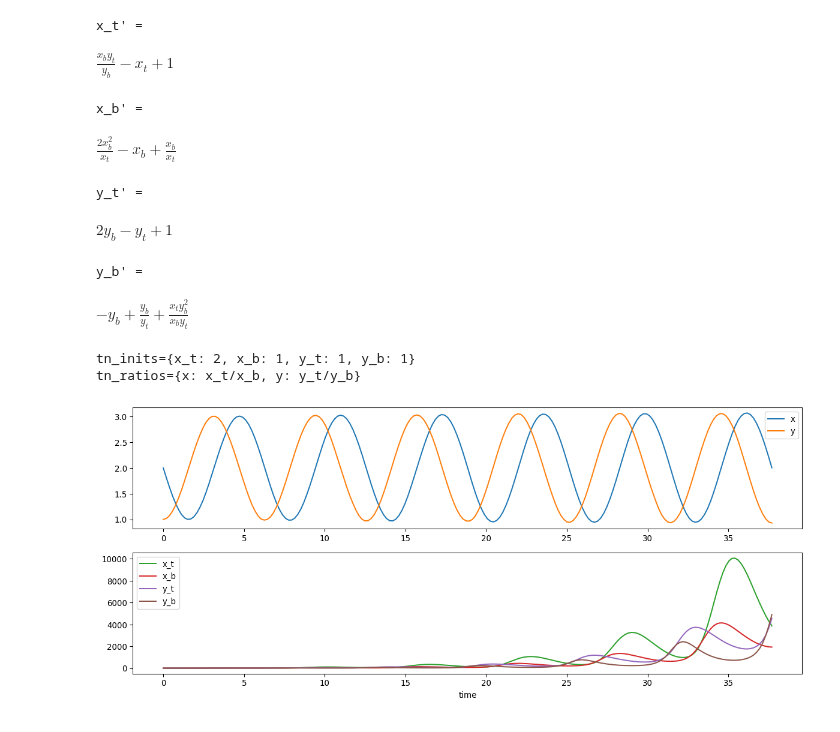
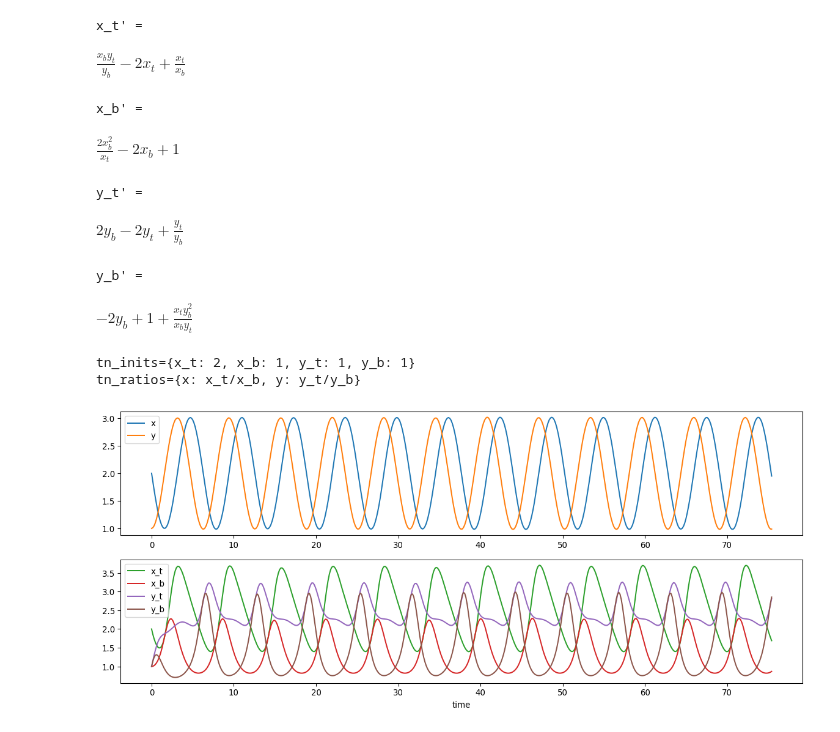
Before and after one commit to UC-Davis-molecular-computing/ode2tn, a Jupyter notebook: notebook.ipynb, the cells around one changed output. Drawn from its saved outputs; the diff is of its cells as text; code cells hidden in the pictures.

```diff
--- a/notebook.ipynb
+++ b/notebook.ipynb
@@ -5,37 +5,37 @@ import sympy
 import gpac
 from transform import plot_tn, ode2tn
 
 xt,xb,yt,yb = sympy.symbols('x_t x_b y_t y_b')
 x,y = sympy.symbols('x y')
 odes = {
     x: y-2,
     y: -x+2,
 }
 inits = {
     x: 2,
     y: 1,
 }
-gamma = 1
+gamma = 2
 beta = 1
-t_eval = np.linspace(0, 12*pi, 200)
+t_eval = np.linspace(0, 24*pi, 500)
 tn_odes, tn_inits, tn_ratios = ode2tn(odes, inits, gamma, beta)
 from IPython.display import display
 for sym, expr in tn_odes.items():
     print(f"{sym}' = ", end='')
     display(expr)
 print(f'{tn_inits=}')
 print(f'{tn_ratios=}')
 figsize = (15, 6)
 plot_tn(odes, inits, gamma, beta, t_eval=t_eval, figure_size=figsize, symbols_to_plot=[[x,y], [xt,xb,yt,yb]])
 # %% [output]
 x_t' =
-$\displaystyle \frac{x_{b} y_{t}}{y_{b}} - x_{t} + 1$
+$\displaystyle \frac{x_{b} y_{t}}{y_{b}} - 2 x_{t} + \frac{x_{t}}{x_{b}}$
 x_b' =
-$\displaystyle \frac{2 x_{b}^{2}}{x_{t}} - x_{b} + \frac{x_{b}}{x_{t}}$
+$\displaystyle \frac{2 x_{b}^{2}}{x_{t}} - 2 x_{b} + 1$
 y_t' =
-$\displaystyle 2 y_{b} - y_{t} + 1$
+$\displaystyle 2 y_{b} - 2 y_{t} + \frac{y_{t}}{y_{b}}$
 y_b' =
-$\displaystyle - y_{b} + \frac{y_{b}}{y_{t}} + \frac{x_{t} y_{b}^{2}}{x_{b} y_{t}}$
+$\displaystyle - 2 y_{b} + 1 + \frac{x_{t} y_{b}^{2}}{x_{b} y_{t}}$
 tn_inits={x_t: 2, x_b: 1, y_t: 1, y_b: 1}
 tn_ratios={x: x_t/x_b, y: y_t/y_b}
-[figure, old version]
+[figure, new version]
```
Also changed, not shown: parts of 1 cell of this notebook, 1 other file.
